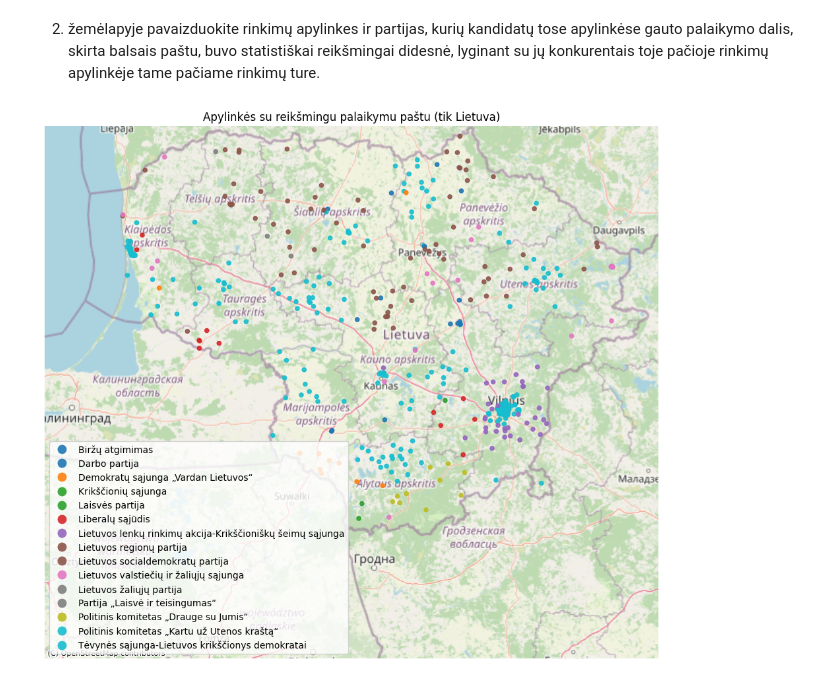
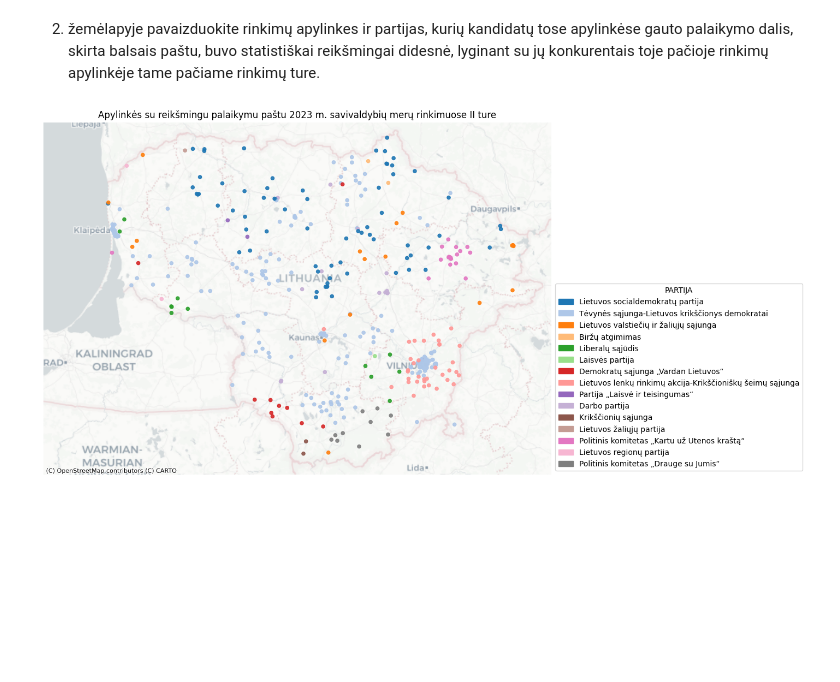
Before and after one commit to Angelika3108/Elections2023_LT, a Jupyter notebook: Mid.ipynb, the cells around one changed output. Cells and saved outputs as stored; diff of their text form; code cells hidden in the pictures; blank space fills up the shorter version.

Commit message:
changed basemap for lighter
made different parties different color

```diff
--- a/Mid.ipynb
+++ b/Mid.ipynb
@@ -106,16 +106,14 @@ import contextily as ctx
 # 1. Load coordinates from Excel
 coords_df = pd.read_excel("Rinkimu_apylinkes_2024-08-29.xlsx")
 
-# 2. Clean and rename columns
-# coords_df.columns = coords_df.columns.str.strip().str.lower()
+# 2. Rename coordinates columns
 coords_df = coords_df.rename(columns={
-    # "Apylinkės pavadinimas": "APYLINKES_PAVADINIMAS",
     "Balsavimo X koordinatė": "X",
     "Balsavimo Y koordinatė": "Y"
 })
 coords_df["APYLINKES_PAVADINIMAS"] = coords_df["Apylinkės pavadinimas"].str.strip().str.upper()
 
-# Convert to GeoDataFrame (LKS94 EPSG:3346 → to match Excel)
+# 3. Convert to GeoDataFrame (LKS94 EPSG:3346 → to match Excel)
 gdf = gpd.GeoDataFrame(
     coords_df,
     geometry=gpd.points_from_xy(coords_df["X"], coords_df["Y"]),
@@ -125,7 +123,7 @@ gdf = gpd.GeoDataFrame(
 # Reproject to WGS84 for merging with result DataFrame
 gdf_latlon = gdf.to_crs(epsg=4326)
 
-# 5. Load significant result DataFrame (from previous z-test analysis)
+# 4. Load significant result DataFrame (from z-test analysis)
 
 # Perform analysis
 significant = []
@@ -165,42 +163,62 @@ for name, group in df.groupby("APYLINKES_PAVADINIMAS"):
                 "APYLINKES_PAVADINIMAS": name,
                 "PARTIJA": c2["PARTIJA"]
             })
 
-# Create DataFrame of significant apylinkės
+# 5. Create DataFrame of significant apylinkės
 df_sig = pd.DataFrame(significant)
 
 # Make sure apylinkės names match format
 df_sig["APYLINKES_PAVADINIMAS"] = df_sig["APYLINKES_PAVADINIMAS"].str.strip().str.upper()
 
 gdf_latlon = gdf_latlon.merge(df_sig[["APYLINKES_PAVADINIMAS", "PARTIJA"]], on="APYLINKES_PAVADINIMAS", how="left")
-# gdf_latlon["PARTIJA"] = gdf_latlon["PARTIJA"].fillna("Kita")
 
 # Reproject to Web Mercator (EPSG:3857) for basemap
 gdf_3857 = gdf_latlon.to_crs(epsg=3857)
 
-# Plot
+#6. Plot
+from matplotlib.colors import ListedColormap
+import matplotlib.patches as mpatches
+
+# Step 1: Get unique parties
+unique_parties = gdf_3857["PARTIJA"].dropna().unique()
+
+# Step 2: Create a distinct color for each party
+cmap = ListedColormap(plt.cm.tab20.colors[:len(unique_parties)])
+
+# Step 3: Map each party to a color index
+party_to_color_index = {party: i for i, party in enumerate(unique_parties)}
+gdf_3857["color_index"] = gdf_3857["PARTIJA"].map(party_to_color_index)
+
+# Create the figure and axis
 fig, ax = plt.subplots(figsize=(12, 12))
 
+# Plot using the color index with the custom colormap
 gdf_3857.plot(
     ax=ax,
-    column="PARTIJA",
-    legend=True,
+    column="color_index",
+    cmap=cmap,
     markersize=20,
     alpha=0.9,
-    categorical=True
+    legend=False  # We'll create a custom legend below
 )
+# Custom legend
+handles = [
+    mpatches.Patch(color=cmap(i), label=party)
+    for i, party in enumerate(unique_parties)
+]
+ax.legend(handles=handles, title="PARTIJA", loc="lower left", bbox_to_anchor=(1, 0))
+
 
 # Add basemap
-ctx.add_basemap(ax, source=ctx.providers.OpenStreetMap.Mapnik)
+ctx.add_basemap(ax, source=ctx.providers.CartoDB.Positron)
 
 # Set map extent to Lithuania
 ax.set_xlim(2250000, 3000000)
-ax.set_ylim(7000000, 7650000)
+ax.set_ylim(7140000, 7660000)
 
-# Add base map and finalize plot
-ctx.add_basemap(ax, source=ctx.providers.OpenStreetMap.Mapnik)
+# Finalize plot
 ax.set_axis_off()
-plt.title("Apylinkės su reikšmingu palaikymu paštu (tik Lietuva)")
+plt.title("Apylinkės su reikšmingu palaikymu paštu 2023 m. savivaldybių merų rinkimuose II ture")
 plt.show()
 # %% [output]
-[figure, old version]
+[figure, new version]
```
Also changed, not shown: parts of 2 cells of this notebook.
